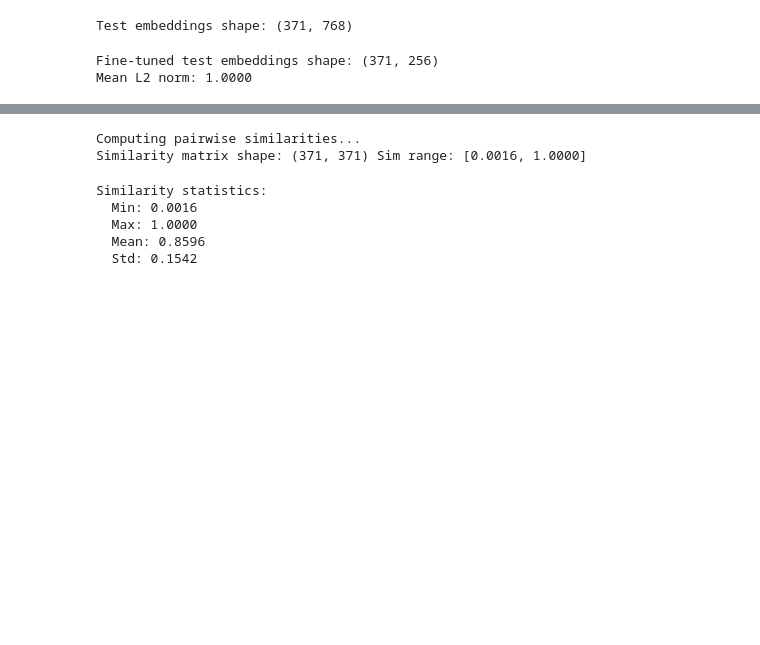
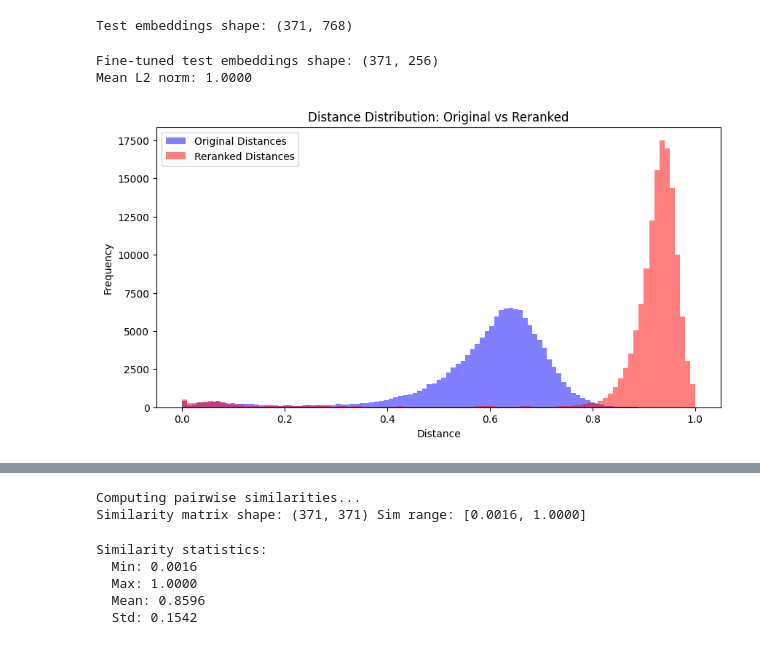
Before and after one commit to CarloColumbo/Kaggle-Competition-Jaguar-Re-identification, a Jupyter notebook: notebooks/10_reranking.ipynb, the cells around one changed output, grey strips where cells are left out. Saved outputs shown, nothing was run; the diff lists cells and outputs as text; code cells hidden in the pictures; blank space fills up the shorter version.

```diff
--- a/notebooks/10_reranking.ipynb
+++ b/notebooks/10_reranking.ipynb
@@ -667,6 +686,7 @@ def k_reciprocal_rerank(features, k1=20, k2=6, lambda_value=0.3):
 
     # Normalize
     # original_dist = original_dist / np.max(original_dist, axis=0)
+    original_dist = original_dist / np.max(original_dist, axis=1, keepdims=True)
     V = np.zeros_like(original_dist).astype(np.float32)
 
     initial_rank = np.argsort(original_dist).astype(np.int32)
@@ -695,7 +715,8 @@ def k_reciprocal_rerank(features, k1=20, k2=6, lambda_value=0.3):
 
         k_reciprocal_expansion_index = np.unique(k_reciprocal_expansion_index)
 
-        weight = np.exp(-original_dist[i, k_reciprocal_expansion_index])
+        # weight = np.exp(-original_dist[i, k_reciprocal_expansion_index])
+        weight = 1 - original_dist[i, k_reciprocal_expansion_index]  # instead of exp(-d)
         V[i, k_reciprocal_expansion_index] = weight / np.sum(weight)
 
     if k2 != 1:
@@ -947,13 +971,19 @@ test_loader = DataLoader(
 
 # Extract embeddings for test images
 print(f"\nExtracting embeddings for test images...")
-test_embeddings = extract_embeddings(
+# test_embeddings = extract_embeddings(
+#     dino,
+#     test_loader,
+#     device,
+#     desc="Test embeddings"
+# )
+test_embeddings = get_embeddings(
     dino,
+    OUTPUT_PATH_SHARED / "test_embeddings.npz",
     test_loader,
+    test_images,
     device,
-    desc="Test embeddings"
 )
-
 print(f"Test embeddings shape: {test_embeddings.shape}")
 # %% [output]
 Unique test images: 371
@@ -983,21 +1013,28 @@ Mean L2 norm: 1.0000
 # %%
 # Suppose you have your original distances
 original_dist = cosine_distances(test_finetuned_embeddings, test_finetuned_embeddings)
 # And reranked distances
-reranked_dist = k_reciprocal_rerank(test_finetuned_embeddings, k1=20, k2=6, lambda_value=0.3)
+reranked_dist = k_reciprocal_rerank(
+    test_finetuned_embeddings,
+    k1=20,
+    k2=6,
+    lambda_value=0.3
+)
 
 # Flatten the distance matrices to 1D arrays for plotting
 original_flat = original_dist.flatten()
 reranked_flat = reranked_dist.flatten()
 
 # Plot histogram
 plt.figure(figsize=(10, 5))
 plt.hist(original_flat, bins=100, alpha=0.5, label='Original Distances', color='blue')
 plt.hist(reranked_flat, bins=100, alpha=0.5, label='Reranked Distances', color='red')
 plt.xlabel('Distance')
 plt.ylabel('Frequency')
 plt.title('Distance Distribution: Original vs Reranked')
 plt.legend()
 plt.show()
+# %% [output]
+[figure, added]
 # %%
 # Visualize fine-tuned embeddings
```
Also changed, not shown: parts of 6 cells of this notebook, 1 other file.
